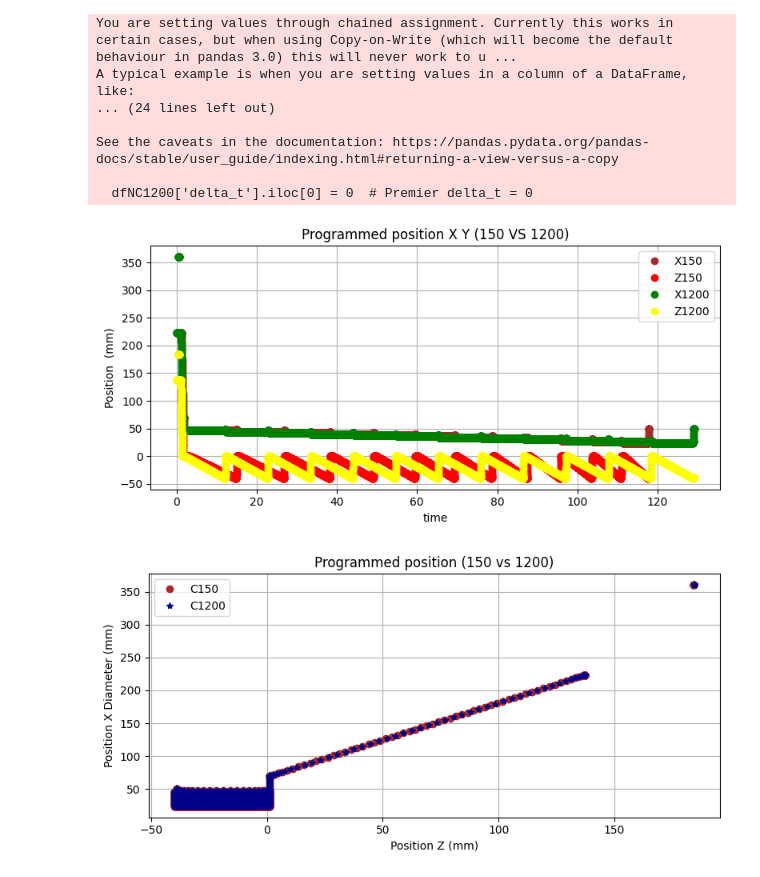
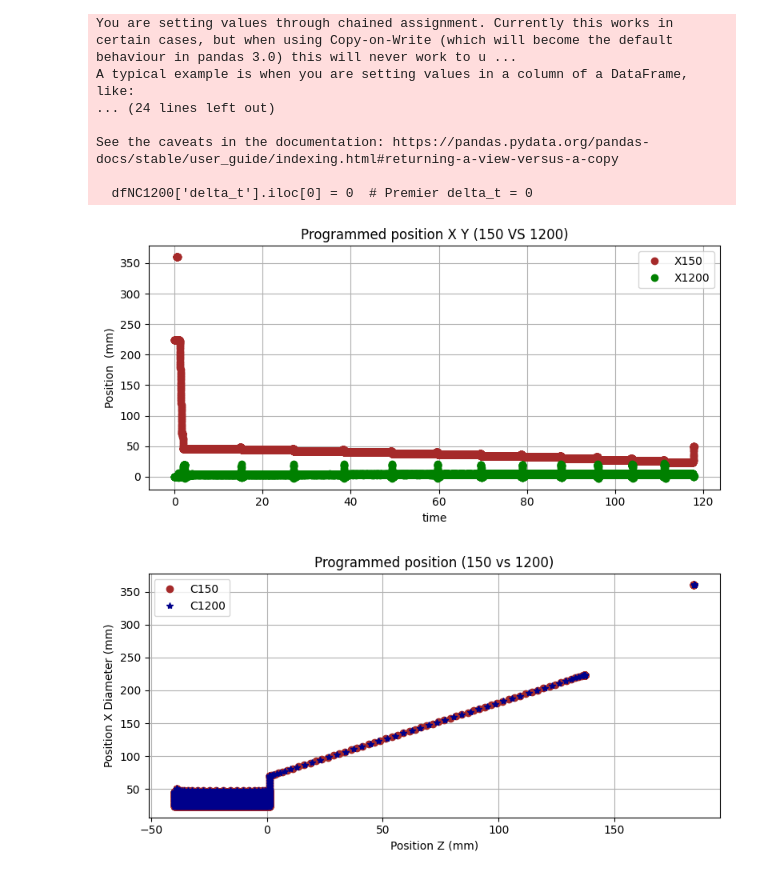
Before and after one commit to DanTrisi/MASSM-Daniele, a Jupyter notebook: Analyse_Data_Machine.ipynb, the cells around one changed output. Saved outputs shown, nothing was run; the diff lists cells and outputs as text; code cells hidden in the pictures.

```diff
--- a/Analyse_Data_Machine.ipynb
+++ b/Analyse_Data_Machine.ipynb
@@ -151,19 +151,21 @@ Filt_energy_by_x_NC1200 = energy_by_x_NC1200[energy_by_x_NC1200['energy_kJ'] > 0
 # %%
 # Just to Understand the trajectory
 plt.figure(figsize=(8, 4))
 plt.plot(dfC150['time'], dfC150['prog_pos_x'], label='X150', color='brown',marker='o', linestyle='None') #linestyle='-')
-plt.plot(dfC150['time'], dfC150['prog_pos_z'], label='Z150', color='red',marker='o', linestyle='None') #linestyle='-')
-plt.plot(dfC1200['time'], dfC1200['prog_pos_x'], label='X1200', color='green',marker='o', linestyle='None') #linestyle='-')
-plt.plot(dfC1200['time'], dfC1200['prog_pos_z'], label='Z1200', color='yellow',marker='o', linestyle='None') #linestyle='-')
+#plt.plot(dfC150['time'], (dfC150['prog_pos_z']/20)+45, label='Z150', color='red',marker='o', linestyle='None') #linestyle='-')
+plt.plot(dfC150['time'], dfC150['power']/500, label='X1200', color='green',marker='o', linestyle='None') #linestyle='-')
+#plt.plot(dfC1200['time'], dfC1200['prog_pos_z'], label='Z1200', color='yellow',marker='o', linestyle='None') #linestyle='-')
 plt.xlabel('time')
 plt.ylabel('Position  (mm)')
 plt.title('Programmed position X Y (150 VS 1200)')
 plt.grid(True)
 plt.legend()
 plt.tight_layout()
+#plt.xlim(47.5,60)
+#plt.ylim(35,47)
 plt.show(block=False)
 # %% [output]
-[figure, old version]
+[figure, new version]
 # %%
 # grafico inutile se capise un cazzo
 plt.figure(figsize=(8, 4))
```
Also changed, not shown: 1 other file.
